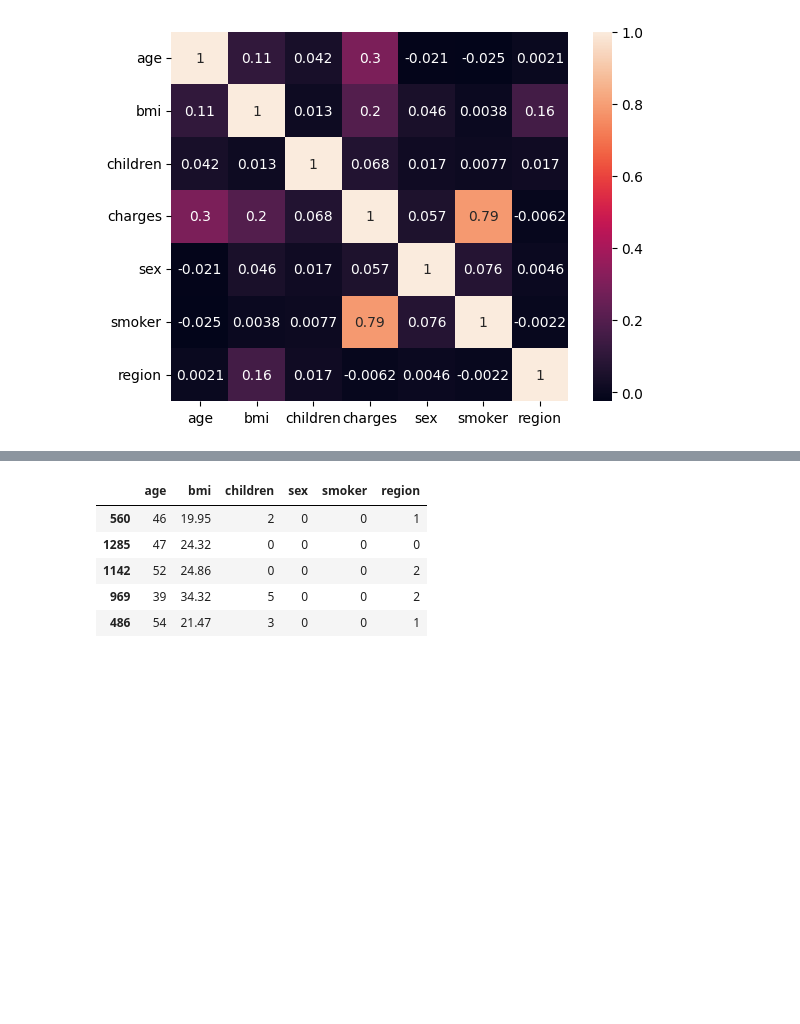
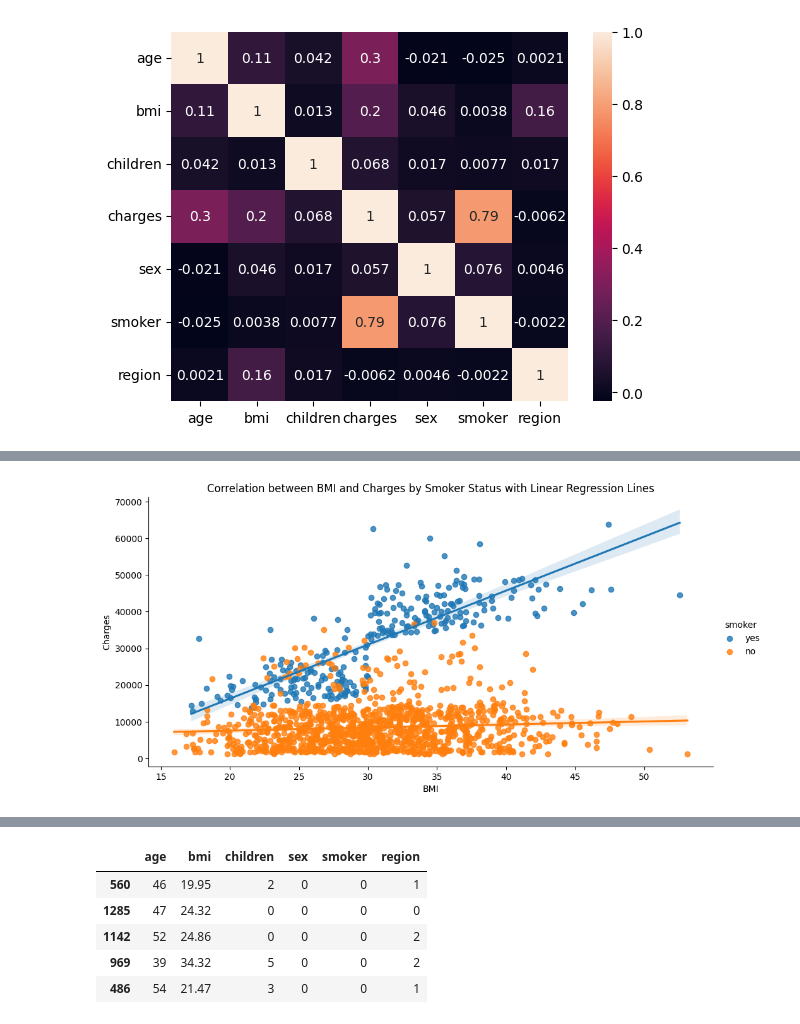
Before and after one commit to Joseddl/linearreg, a Jupyter notebook: src/explore.ipynb, the cells around one changed output, grey strips where cells are left out. Cells and saved outputs as stored; diff of their text form; code cells hidden in the pictures; blank space fills up the shorter version.

```diff
--- a/src/explore.ipynb
+++ b/src/explore.ipynb
@@ -102,0 +133,8 @@ sns.heatmap(df_encoded.corr(), annot=True)
+# %%
+sns.lmplot(x="bmi", y="charges", hue="smoker", data=df, aspect=2, height=5)
+plt.title("Correlation between BMI and Charges by Smoker Status with Linear Regression Lines")
+plt.xlabel("BMI")
+plt.ylabel("Charges")
+plt.show()
+# %% [output]
+[figure, added]
```
Also changed, not shown: parts of 16 cells of this notebook.
